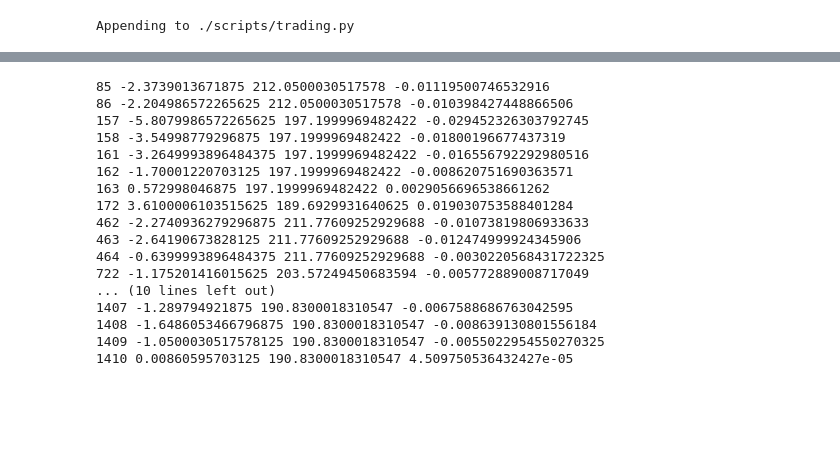
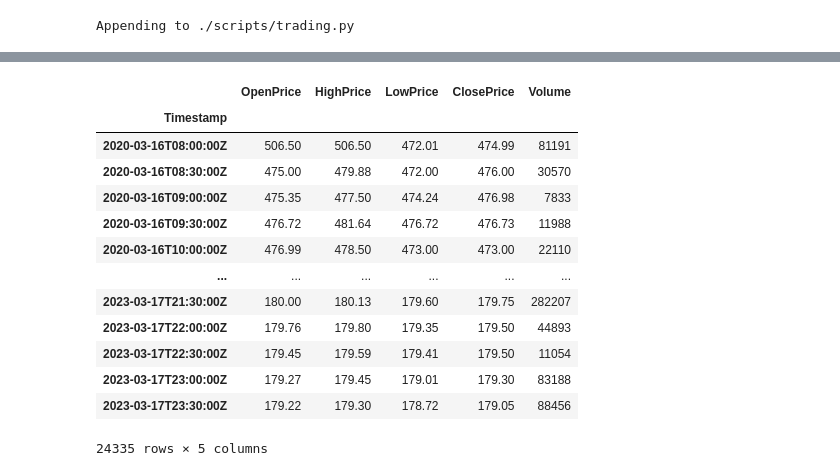
Before and after one commit to AutoBuySell/Manual_algorithm, a Jupyter notebook: data_handling.ipynb, the cells around one changed output, grey strips where cells are left out. Drawn from its saved outputs; the diff is of its cells as text; code cells hidden in the pictures; blank space fills up the shorter version.

```diff
--- a/data_handling.ipynb
+++ b/data_handling.ipynb
@@ -205,9 +228,29 @@ symbol: TSLA, thresholds: (0.03, 0.03), duration: 1, gradient_threshold: 0.01, r
+# %%
+data = pd.read_csv('./data/market_data/alpaca_data/TSLA.csv', index_col=0)
+data
+# %% [output]
+|  | OpenPrice | HighPrice | LowPrice | ClosePrice | Volume |
+| Timestamp |  |  |  |  |  |
+| 2020-03-16T08:00:00Z | 506.50 | 506.50 | 472.01 | 474.99 | 81191 |
+| 2020-03-16T08:30:00Z | 475.00 | 479.88 | 472.00 | 476.00 | 30570 |
+| 2020-03-16T09:00:00Z | 475.35 | 477.50 | 474.24 | 476.98 | 7833 |
+| 2020-03-16T09:30:00Z | 476.72 | 481.64 | 476.72 | 476.73 | 11988 |
+| 2020-03-16T10:00:00Z | 476.99 | 478.50 | 473.00 | 473.00 | 22110 |
+| ... | ... | ... | ... | ... | ... |
+| 2023-03-17T21:30:00Z | 180.00 | 180.13 | 179.60 | 179.75 | 282207 |
+| 2023-03-17T22:00:00Z | 179.76 | 179.80 | 179.35 | 179.50 | 44893 |
+| 2023-03-17T22:30:00Z | 179.45 | 179.59 | 179.41 | 179.50 | 11054 |
+| 2023-03-17T23:00:00Z | 179.27 | 179.45 | 179.01 | 179.30 | 83188 |
+| 2023-03-17T23:30:00Z | 179.22 | 179.30 | 178.72 | 179.05 | 88456 |
+24335 rows × 5 columns
 # %%
-ts_data = np.array(data.Open)
+# Getting-position algorithm
+ts_data = data.OpenPrice[:5000]
+ts_time = data.index[:5000]
 buying_points = []
 selling_points = []
 almost_points = []
-tsla = assets.Equity('TSLA', threshold=0.03, duration=1, thr_grad=0.01)
+tsla = assets.Equity('TSLA', threshold=0.03, duration=2, thr_grad=0.01)
 start_time = 0
 for i in range(1, len(ts_data)):
     buy_diff_thr = ts_data[start_time] * tsla.thr_buy
@@ -218,35 +261,17 @@ for i in range(1, len(ts_data)):
 
     if bool_diff and bool_dur and bool_grad:
         almost_points.append(i)
-        print(i, (ts_data[i] - ts_data[i - 2]), ts_data[start_time], (ts_data[i] - ts_data[i - 2]) / ts_data[start_time])
+        # print(i, (ts_data[i] - ts_data[i - 2]), ts_data[start_time], (ts_data[i] - ts_data[i - 2]) / ts_data[start_time])
         if ts_data[i] < ts_data[start_time]:
             bool_rebound = -0.005 + tsla.reb < (ts_data[i] - ts_data[i - 2]) / ts_data[start_time]
             if bool_rebound:
-                buying_points.append((i, ts_data[i]))
+                buying_points.append((ts_time[i], ts_data[i]))
                 start_time = i
         else:
             bool_rebound = (ts_data[i] - ts_data[i - 2]) / ts_data[start_time] < 0.005 + tsla.reb
             if bool_rebound:
-                selling_points.append((i, ts_data[i]))
+                selling_points.append((ts_time[i], ts_data[i]))
                 start_time = i
 
     if (i - start_time) / 12 >= tsla.dur * 2 and not bool_grad:
         start_time = i
-# %% [output]
-85 -2.3739013671875 212.0500030517578 -0.01119500746532916
-86 -2.204986572265625 212.0500030517578 -0.010398427448866506
-157 -5.8079986572265625 197.1999969482422 -0.029452326303792745
-158 -3.54998779296875 197.1999969482422 -0.01800196677437319
-161 -3.2649993896484375 197.1999969482422 -0.016556792292980516
-162 -1.70001220703125 197.1999969482422 -0.008620751690363571
-163 0.572998046875 197.1999969482422 0.0029056696538661262
-172 3.6100006103515625 189.6929931640625 0.019030753588401284
-462 -2.2740936279296875 211.77609252929688 -0.01073819806933633
-463 -2.64190673828125 211.77609252929688 -0.012474999924345906
-464 -0.6399993896484375 211.77609252929688 -0.0030220568431722325
-722 -1.175201416015625 203.57249450683594 -0.005772889008717049
-... (10 lines left out)
-1407 -1.289794921875 190.8300018310547 -0.0067588686763042595
-1408 -1.6486053466796875 190.8300018310547 -0.008639130801556184
-1409 -1.0500030517578125 190.8300018310547 -0.0055022954550270325
-1410 0.00860595703125 190.8300018310547 4.509750536432427e-05
```
Also changed, not shown: parts of 13 cells of this notebook, 4 other files.
